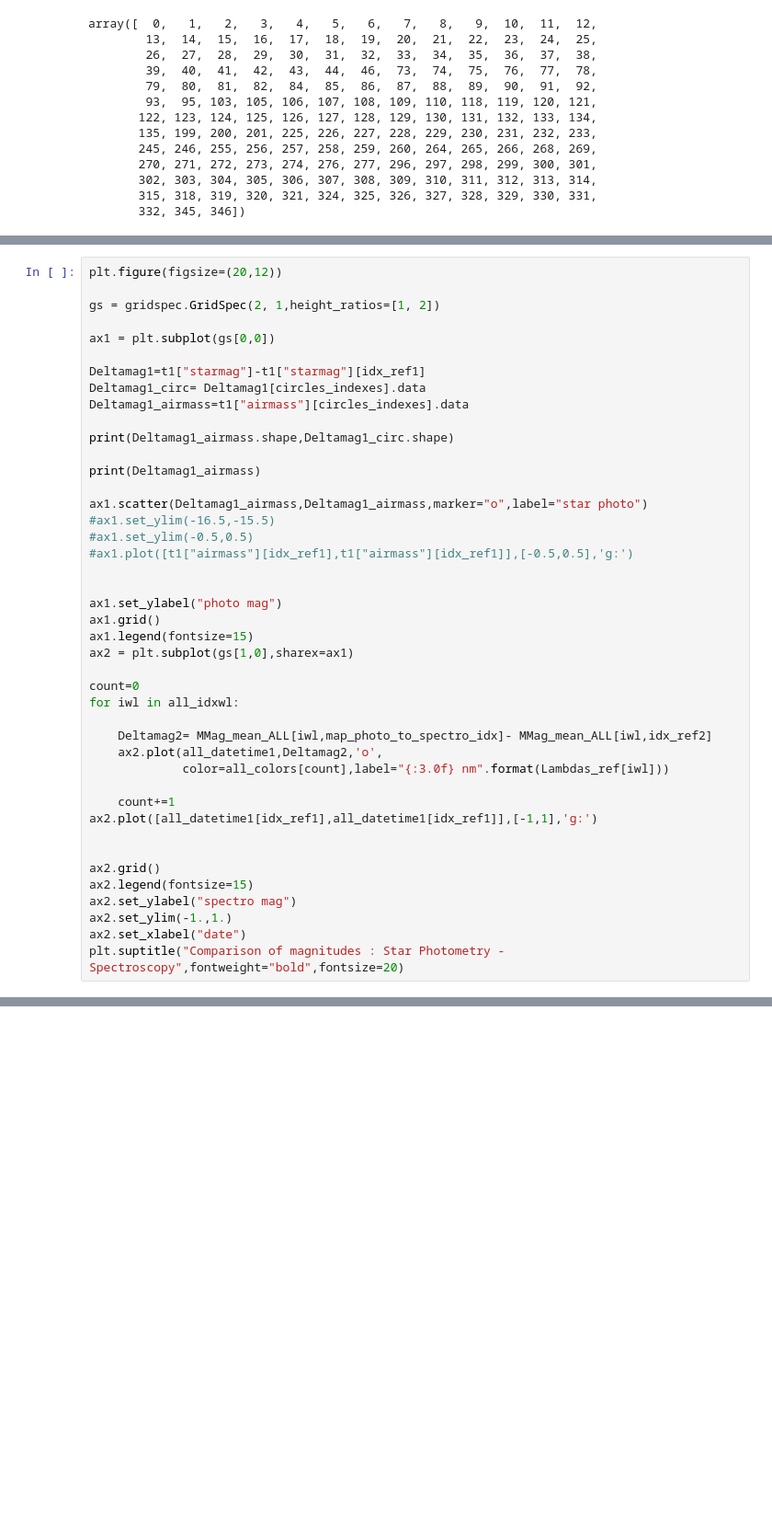
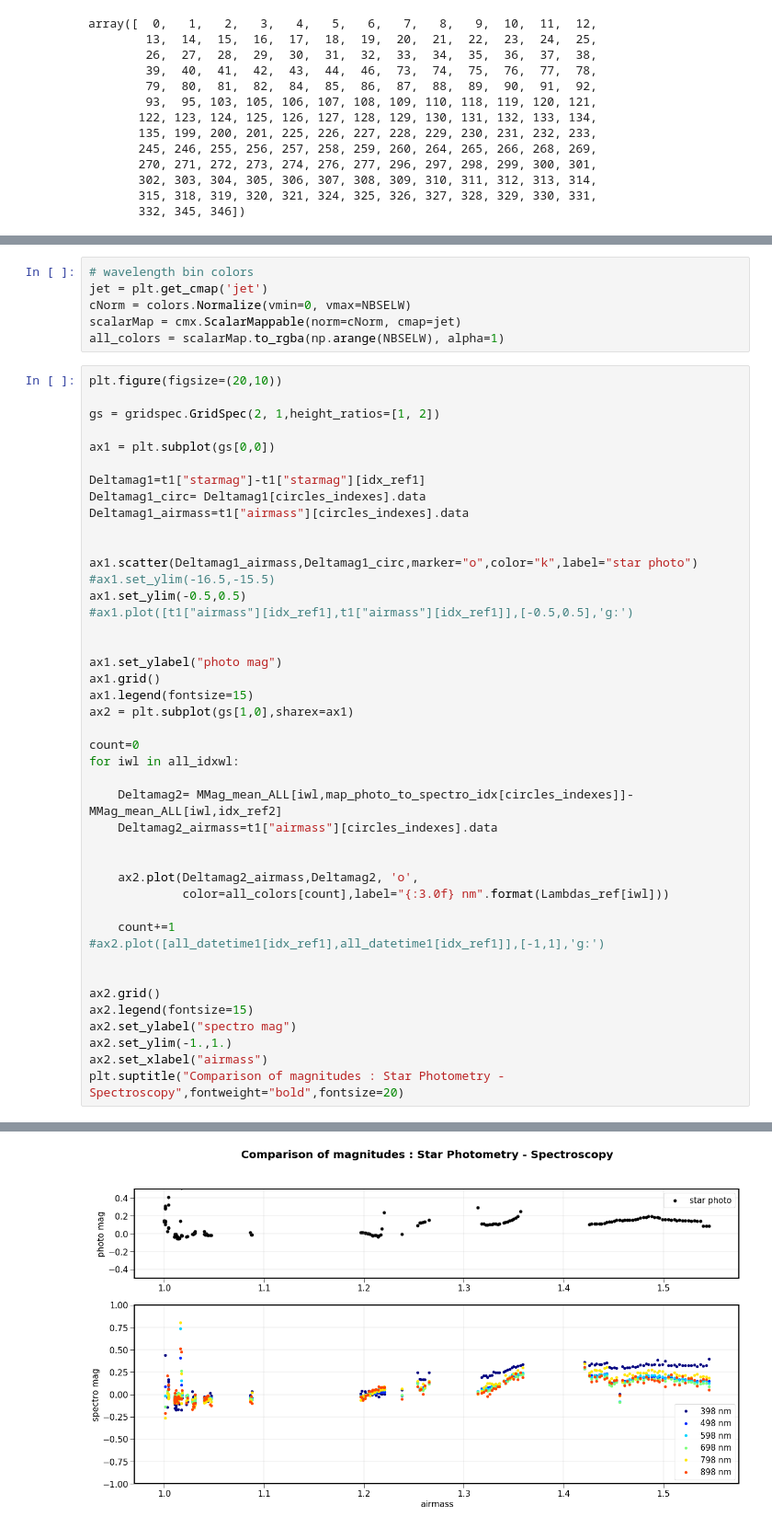
Before and after one commit to sylvielsstfr/SpectractorAnaAtm19, a Jupyter notebook: ana_20190215_HD116405_Filtre_None/MergeSpectroPhotometry_v2.ipynb, the cells around one changed output, grey strips where cells are left out. Shown at 92% size. Cells and saved outputs as stored; diff of their text form; blank space fills up the shorter version.

Commit message:
correct MergeSpectroPhotometry_v2.ipynb

```diff
--- a/ana_20190215_HD116405_Filtre_None/MergeSpectroPhotometry_v2.ipynb
+++ b/ana_20190215_HD116405_Filtre_None/MergeSpectroPhotometry_v2.ipynb
@@ -460,6 +460,12 @@ plt.legend(fontsize=15)
 [figure]
+# %%
+# wavelength bin colors
+jet = plt.get_cmap('jet')
+cNorm = colors.Normalize(vmin=0, vmax=NBSELW)
+scalarMap = cmx.ScalarMappable(norm=cNorm, cmap=jet)
+all_colors = scalarMap.to_rgba(np.arange(NBSELW), alpha=1)
 # %%
-plt.figure(figsize=(20,12))
+plt.figure(figsize=(20,10))
 
 gs = gridspec.GridSpec(2, 1,height_ratios=[1, 2])
 
@@ -469,13 +475,10 @@ Deltamag1=t1["starmag"]-t1["starmag"][idx_ref1]
 Deltamag1_circ= Deltamag1[circles_indexes].data
 Deltamag1_airmass=t1["airmass"][circles_indexes].data
 
-print(Deltamag1_airmass.shape,Deltamag1_circ.shape)
 
-print(Deltamag1_airmass)
-
-ax1.scatter(Deltamag1_airmass,Deltamag1_airmass,marker="o",label="star photo")
+ax1.scatter(Deltamag1_airmass,Deltamag1_circ,marker="o",color="k",label="star photo")
 #ax1.set_ylim(-16.5,-15.5)
-#ax1.set_ylim(-0.5,0.5)
+ax1.set_ylim(-0.5,0.5)
 #ax1.plot([t1["airmass"][idx_ref1],t1["airmass"][idx_ref1]],[-0.5,0.5],'g:')
 
 
@@ -487,18 +490,21 @@ ax2 = plt.subplot(gs[1,0],sharex=ax1)
 count=0
 for iwl in all_idxwl:
 
-    Deltamag2= MMag_mean_ALL[iwl,map_photo_to_spectro_idx]- MMag_mean_ALL[iwl,idx_ref2]
-    ax2.plot(all_datetime1,Deltamag2,'o',
+    Deltamag2= MMag_mean_ALL[iwl,map_photo_to_spectro_idx[circles_indexes]]- MMag_mean_ALL[iwl,idx_ref2]
+    Deltamag2_airmass=t1["airmass"][circles_indexes].data
+
+
+    ax2.plot(Deltamag2_airmass,Deltamag2, 'o',
              color=all_colors[count],label="{:3.0f} nm".format(Lambdas_ref[iwl]))
 
     count+=1
-ax2.plot([all_datetime1[idx_ref1],all_datetime1[idx_ref1]],[-1,1],'g:')
+#ax2.plot([all_datetime1[idx_ref1],all_datetime1[idx_ref1]],[-1,1],'g:')
 
 
 ax2.grid()
 ax2.legend(fontsize=15)
 ax2.set_ylabel("spectro mag")
 ax2.set_ylim(-1.,1.)
-ax2.set_xlabel("date")
+ax2.set_xlabel("airmass")
 plt.suptitle("Comparison of magnitudes : Star Photometry - Spectroscopy",fontweight="bold",fontsize=20)
 # %% [output]
@@ -523,0 +512 @@ ValueError: view limit minimum -36854.26326921014 is less than 1 and is an inval
+[figure, added]
```
Also changed, not shown: parts of 4 cells of this notebook.
